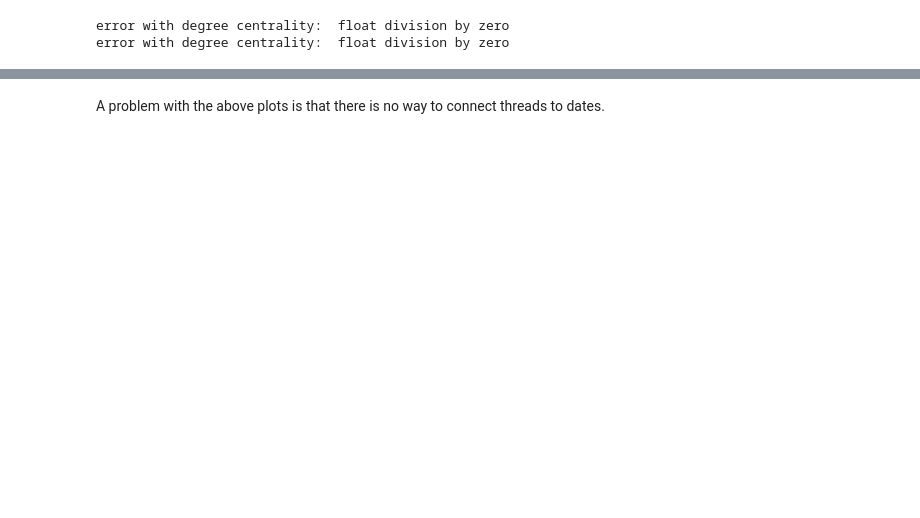
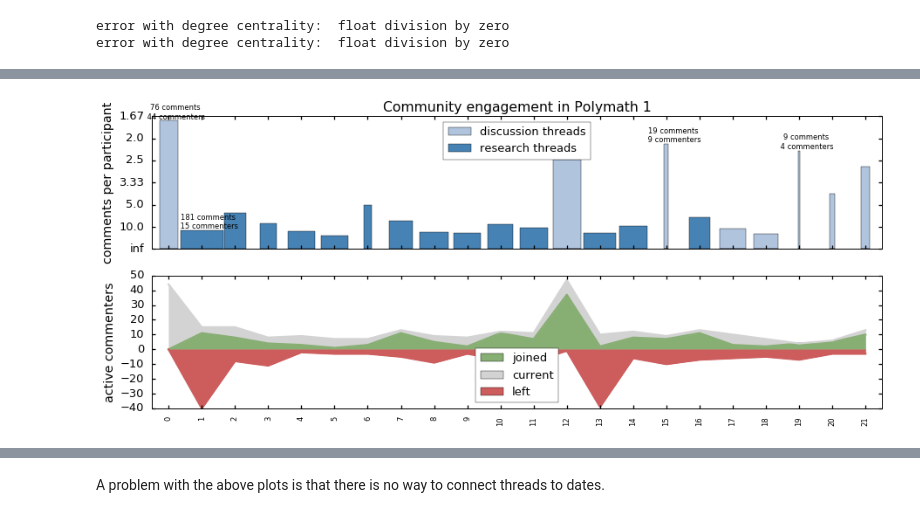
Before and after one commit to patrickallo/mathpracmod, a Jupyter notebook: Polymath Comparison.ipynb, the cells around one changed output, grey strips where cells are left out. Cells and saved outputs as stored; diff of their text form; code cells hidden in the pictures; blank space fills up the shorter version.

```diff
--- a/Polymath Comparison.ipynb
+++ b/Polymath Comparison.ipynb
@@ -289,8 +158,2 @@ mPM4_SAVE
 # %%
 PM7_FRAME = process_polymath("pm 7", split=True)
-# %%
-PM7_FRAME['title'] = PM7_FRAME['thread'].apply(lambda thread: thread.post_title.strip())
-PM7_SAVE = PM7_FRAME[['title', 'url', 'research']]
-PM7_SAVE.index = PM7_SAVE.index.droplevel()
-PM7_SAVE.to_csv(path_or_buf="DATA/pm7.csv")
-PM7_SAVE
@@ -399,0 +553,4 @@ Anthony Wang Anthony
+# %%
+plot_thread_evolution("Polymath 1", compress=140, sel=[0, 1, 15, 19], sharex=True)
+# %% [output]
+[figure, added]
```
Also changed, not shown: parts of 69 cells of this notebook, 4 other files.
